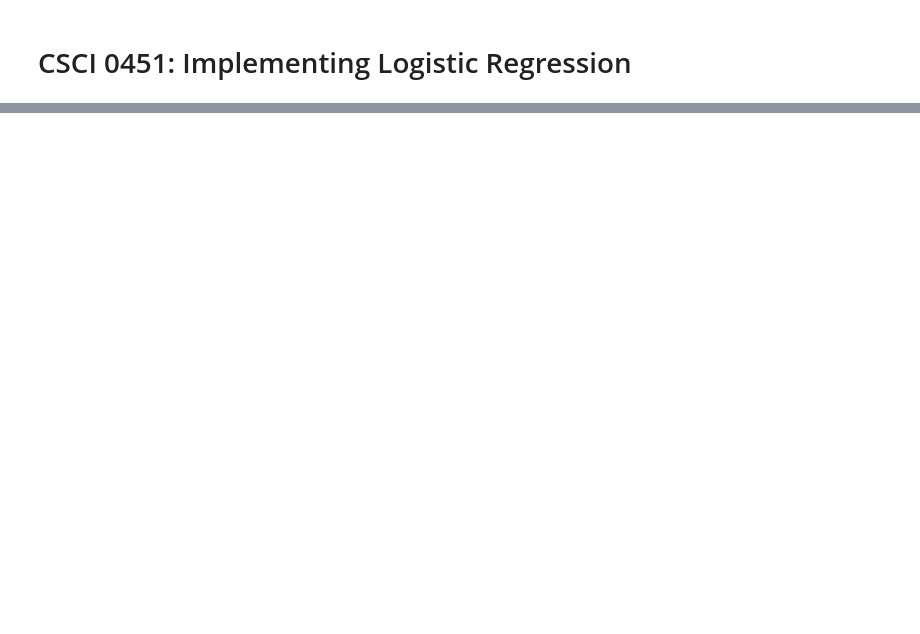
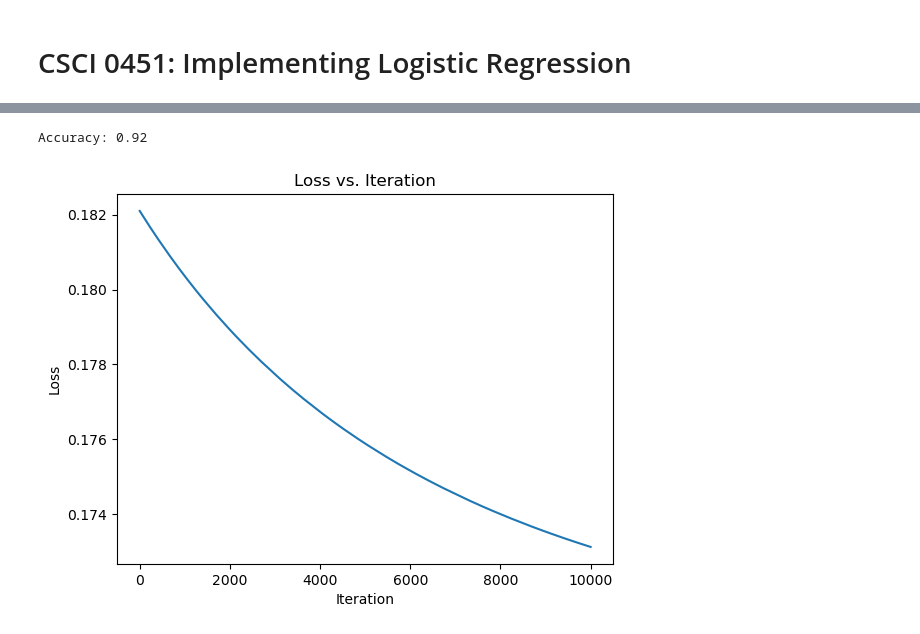
Before and after one commit to jnerenberg/jnerenberg.github.io, a Jupyter notebook: posts/logistic regression/Implementing Logistic Regression.ipynb, the cells around one changed output, grey strips where cells are left out. Drawn from its saved outputs; the diff is of its cells as text; code cells hidden in the pictures; blank space fills up the shorter version.

```diff
--- a/posts/logistic regression/Implementing Logistic Regression.ipynb
+++ b/posts/logistic regression/Implementing Logistic Regression.ipynb
@@ -26,0 +103,33 @@ This post is an exploration of the Palmer Penguins dataset. The dataset contains
+# %%
+# print the accuracy
+y_pred = LR(X)
+y_pred = (y_pred > 0.5).float()
+accuracy = accuracy_score(y, y_pred.detach().numpy())
+print(f'Accuracy: {accuracy}')
+
+# do the losses converge?
+losses = []
+for _ in range(10000):
+    # Compute the loss
+    y_pred = LR(X)
+    y = y.view(y_pred.shape)  # Reshape y to match y_pred
+    loss = loss_function(y_pred, y)
+    losses.append(loss.item())
+
+    # Compute the gradients
+    loss.backward()
+
+    # Update the model parameters
+    opt.step()
+
+    # Zero the gradients
+    LR.zero_grad()
+
+plt.plot(losses)
+plt.xlabel('Iteration')
+plt.ylabel('Loss')
+plt.title('Loss vs. Iteration')
+plt.show()
+# %% [output]
+Accuracy: 0.92
+[figure, added]
```
Also changed, not shown: parts of 20 cells of this notebook, 8 other files.
